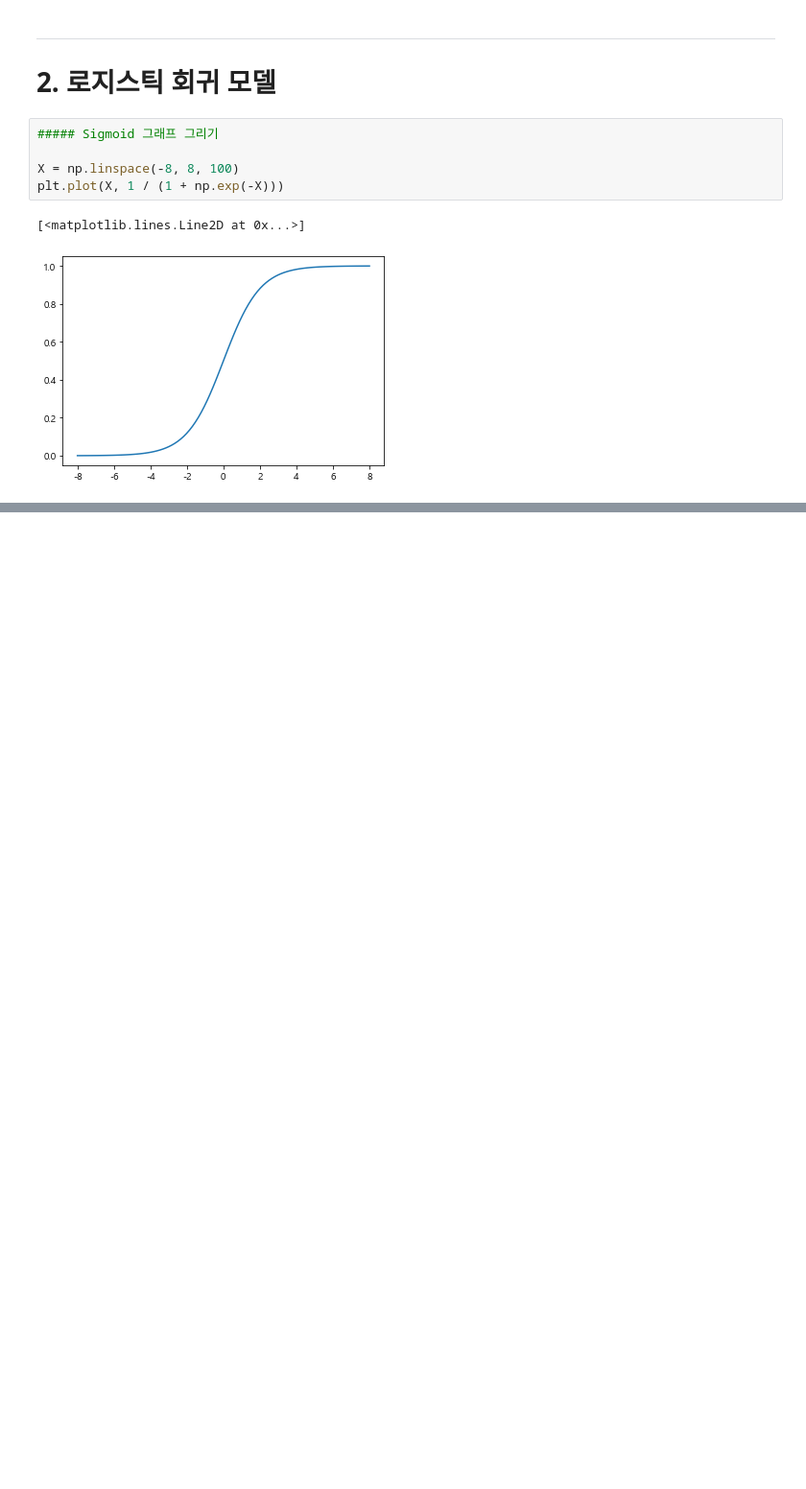
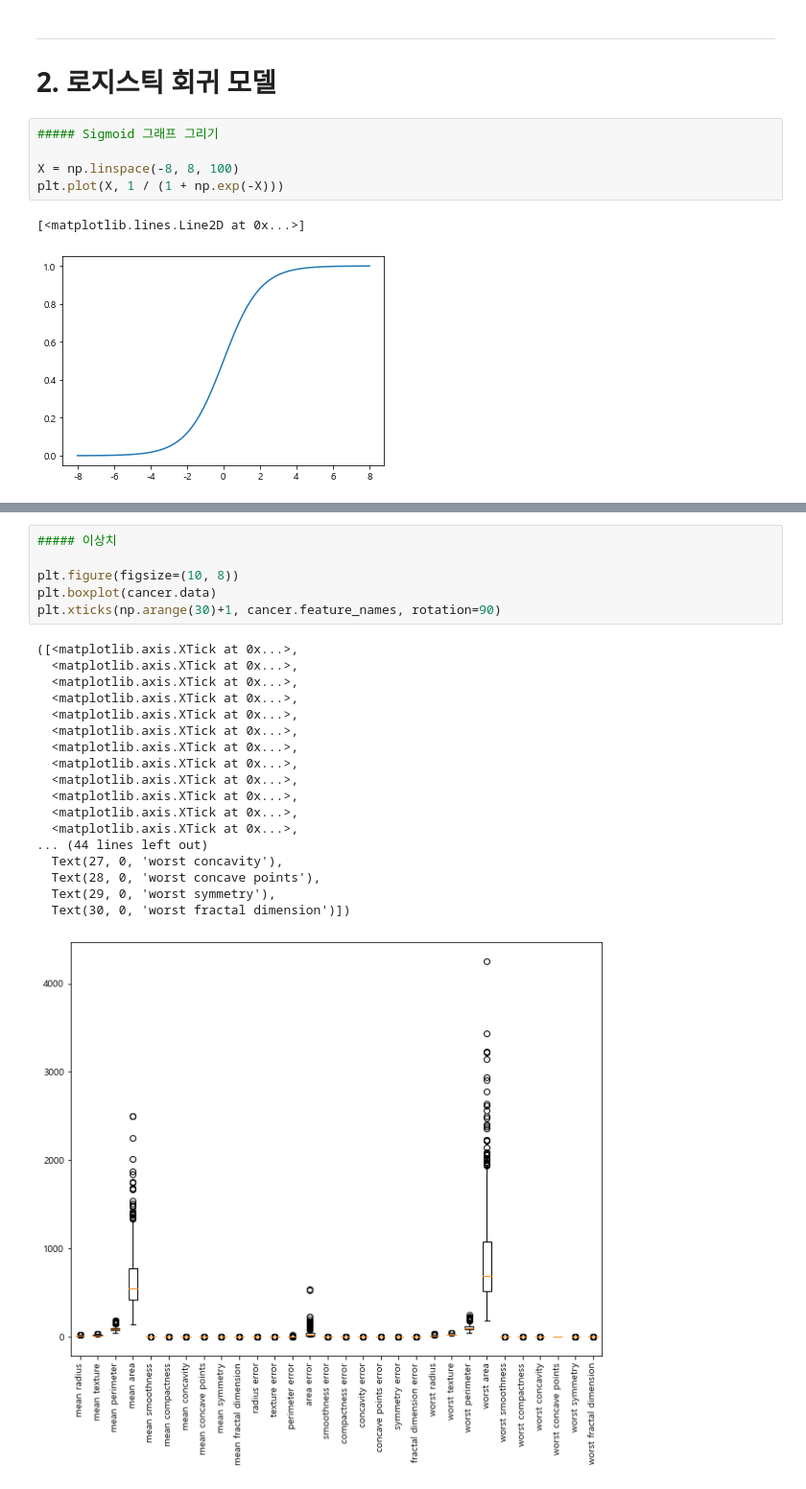
Before and after one commit to NikeLee/pythonwork, a Jupyter notebook: ai/2_선형 회귀모델과 로지스틱 회귀모델.ipynb, the cells around one changed output, grey strips where cells are left out. Shown: that part at 96% size. Drawn from its saved outputs; the diff is of its cells as text; blank space fills up the shorter version.

```diff
--- a/ai/2_선형 회귀모델과 로지스틱 회귀모델.ipynb
+++ b/ai/2_선형 회귀모델과 로지스틱 회귀모델.ipynb
@@ -460,0 +582,25 @@ plt.plot(X, 1 / (1 + np.exp(-X)))
+# %%
+##### 이상치
+
+plt.figure(figsize=(10, 8))
+plt.boxplot(cancer.data)
+plt.xticks(np.arange(30)+1, cancer.feature_names, rotation=90)
+# %% [output]
+([<matplotlib.axis.XTick at 0x...>,
+  <matplotlib.axis.XTick at 0x...>,
+  <matplotlib.axis.XTick at 0x...>,
+  <matplotlib.axis.XTick at 0x...>,
+  <matplotlib.axis.XTick at 0x...>,
+  <matplotlib.axis.XTick at 0x...>,
+  <matplotlib.axis.XTick at 0x...>,
+  <matplotlib.axis.XTick at 0x...>,
+  <matplotlib.axis.XTick at 0x...>,
+  <matplotlib.axis.XTick at 0x...>,
+  <matplotlib.axis.XTick at 0x...>,
+  <matplotlib.axis.XTick at 0x...>,
+... (44 lines left out)
+  Text(27, 0, 'worst concavity'),
+  Text(28, 0, 'worst concave points'),
+  Text(29, 0, 'worst symmetry'),
+  Text(30, 0, 'worst fractal dimension')])
+[figure, added]
```
Also changed, not shown: parts of 35 cells of this notebook.
